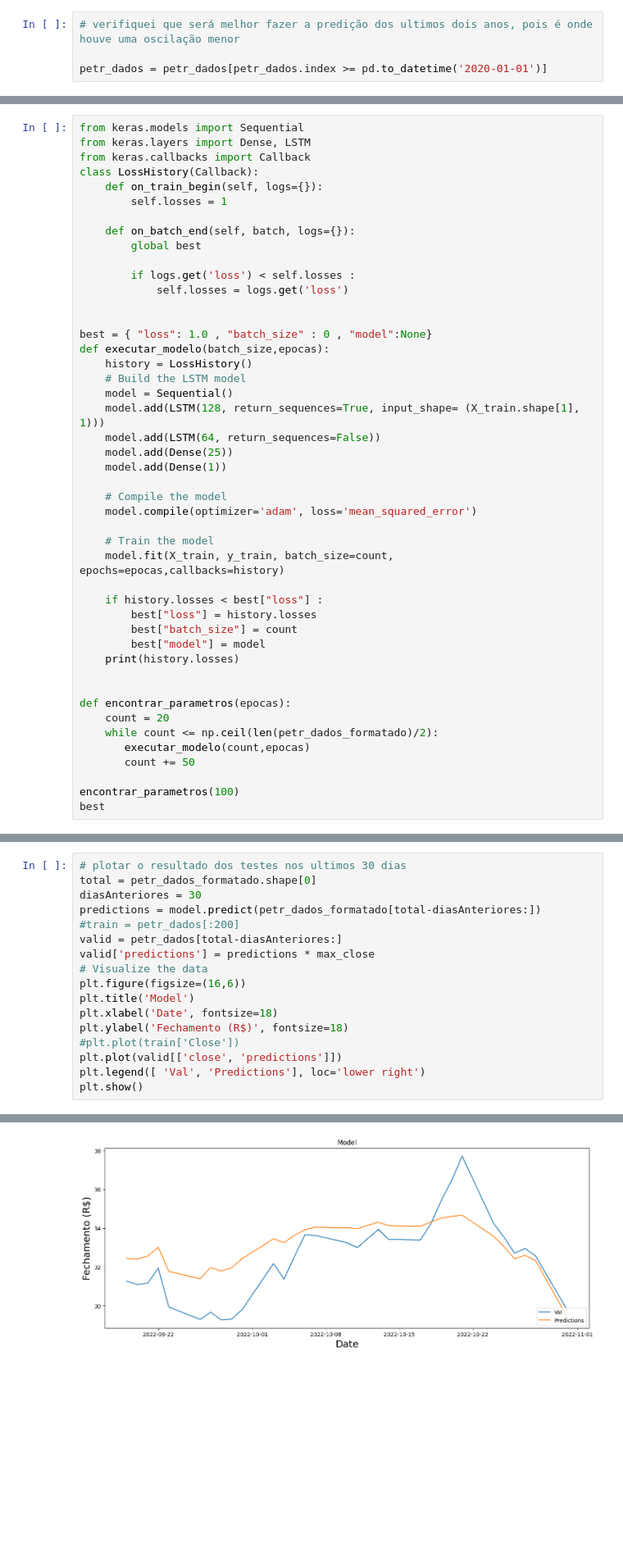
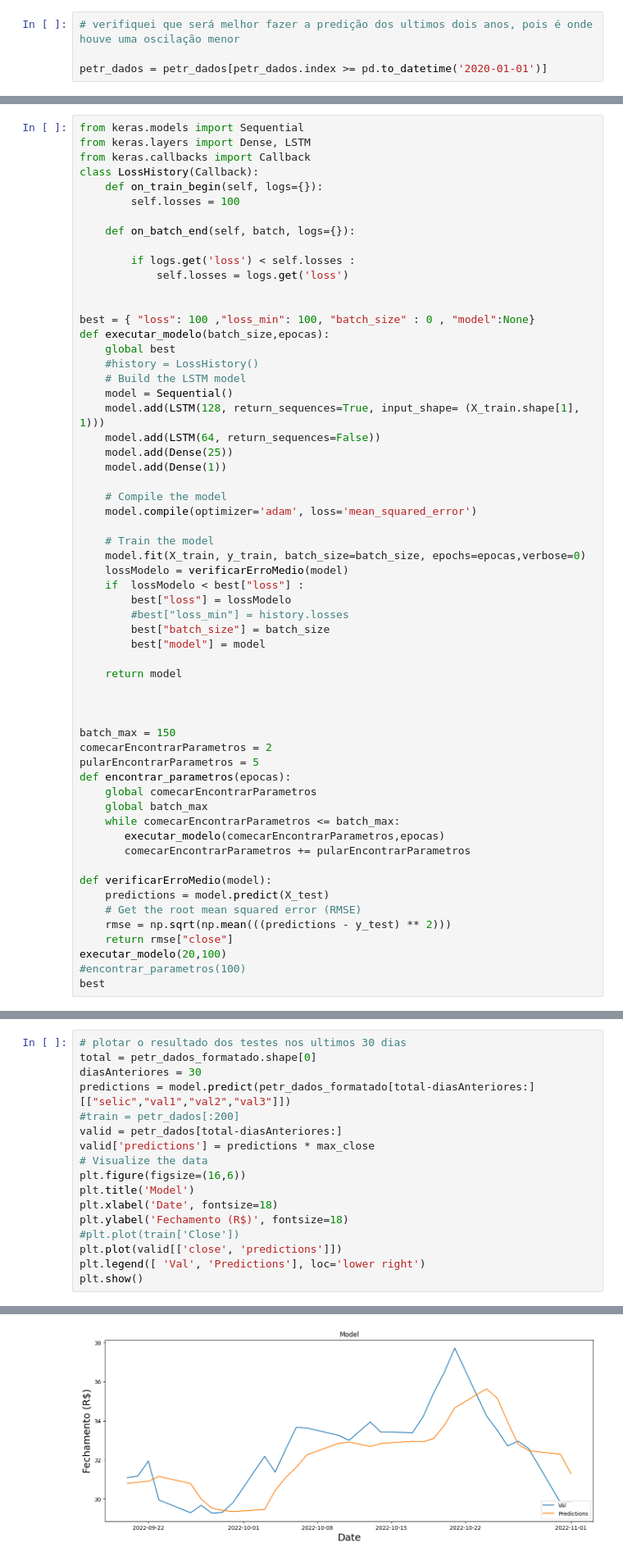
Before and after one commit to xxbielxd/Modelo-de-Predi-o-da-Bolsa-de-Valores, a Jupyter notebook: script.ipynb, the cells around one changed output, grey strips where cells are left out. Shown at 82% size. Cells and saved outputs as stored; diff of their text form; blank space fills up the shorter version.

Commit message:
melhora do modelo e melhorado

```diff
--- a/script.ipynb
+++ b/script.ipynb
@@ -310,18 +329,18 @@ from keras.layers import Dense, LSTM
 from keras.callbacks import Callback
 class LossHistory(Callback):
     def on_train_begin(self, logs={}):
-        self.losses = 1
+        self.losses = 100
 
     def on_batch_end(self, batch, logs={}):
-        global best
 
         if logs.get('loss') < self.losses :
             self.losses = logs.get('loss')
 
 
-best = { "loss": 1.0 , "batch_size" : 0 , "model":None}
+best = { "loss": 100 ,"loss_min": 100, "batch_size" : 0 , "model":None}
 def executar_modelo(batch_size,epocas):
-    history = LossHistory()
+    global best
+    #history = LossHistory()
     # Build the LSTM model
     model = Sequential()
     model.add(LSTM(128, return_sequences=True, input_shape= (X_train.shape[1], 1)))
@@ -333,21 +352,34 @@ def executar_modelo(batch_size,epocas):
     model.compile(optimizer='adam', loss='mean_squared_error')
 
     # Train the model
-    model.fit(X_train, y_train, batch_size=count, epochs=epocas,callbacks=history)
+    model.fit(X_train, y_train, batch_size=batch_size, epochs=epocas,verbose=0)
+    lossModelo = verificarErroMedio(model)
+    if  lossModelo < best["loss"] :
+        best["loss"] = lossModelo
+        #best["loss_min"] = history.losses
+        best["batch_size"] = batch_size
+        best["model"] = model
 
-    if history.losses < best["loss"] :
-        best["loss"] = history.losses
-        best["batch_size"] = count
-        best["model"] = model
-    print(history.losses)
+    return model
 
 
+
+batch_max = 150
+comecarEncontrarParametros = 2
+pularEncontrarParametros = 5
 def encontrar_parametros(epocas):
-    count = 20
-    while count <= np.ceil(len(petr_dados_formatado)/2):
-       executar_modelo(count,epocas)
-       count += 50
+    global comecarEncontrarParametros
+    global batch_max
+    while comecarEncontrarParametros <= batch_max:
+       executar_modelo(comecarEncontrarParametros,epocas)
+       comecarEncontrarParametros += pularEncontrarParametros
 
-encontrar_parametros(100)
+def verificarErroMedio(model):
+    predictions = model.predict(X_test)
+    # Get the root mean squared error (RMSE)
+    rmse = np.sqrt(np.mean(((predictions - y_test) ** 2)))
+    return rmse["close"]
+executar_modelo(20,100)
+#encontrar_parametros(100)
 best
 # %% [output]
@@ -384,7 +408,7 @@ dtype: float64
 # plotar o resultado dos testes nos ultimos 30 dias
 total = petr_dados_formatado.shape[0]
 diasAnteriores = 30
-predictions = model.predict(petr_dados_formatado[total-diasAnteriores:])
+predictions = model.predict(petr_dados_formatado[total-diasAnteriores:][["selic","val1","val2","val3"]])
 #train = petr_dados[:200]
 valid = petr_dados[total-diasAnteriores:]
 valid['predictions'] = predictions * max_close
@@ -407,4 +426,4 @@ See the caveats in the documentation: https://pandas.pydata.org/pandas-docs/stab
-[figure, old version]
+[figure, new version]
 # %%
 # plotar o resultado dos testes nos ultimos 100 dias
 total = petr_dados_formatado.shape[0]
```
Also changed, not shown: parts of 35 cells of this notebook.
